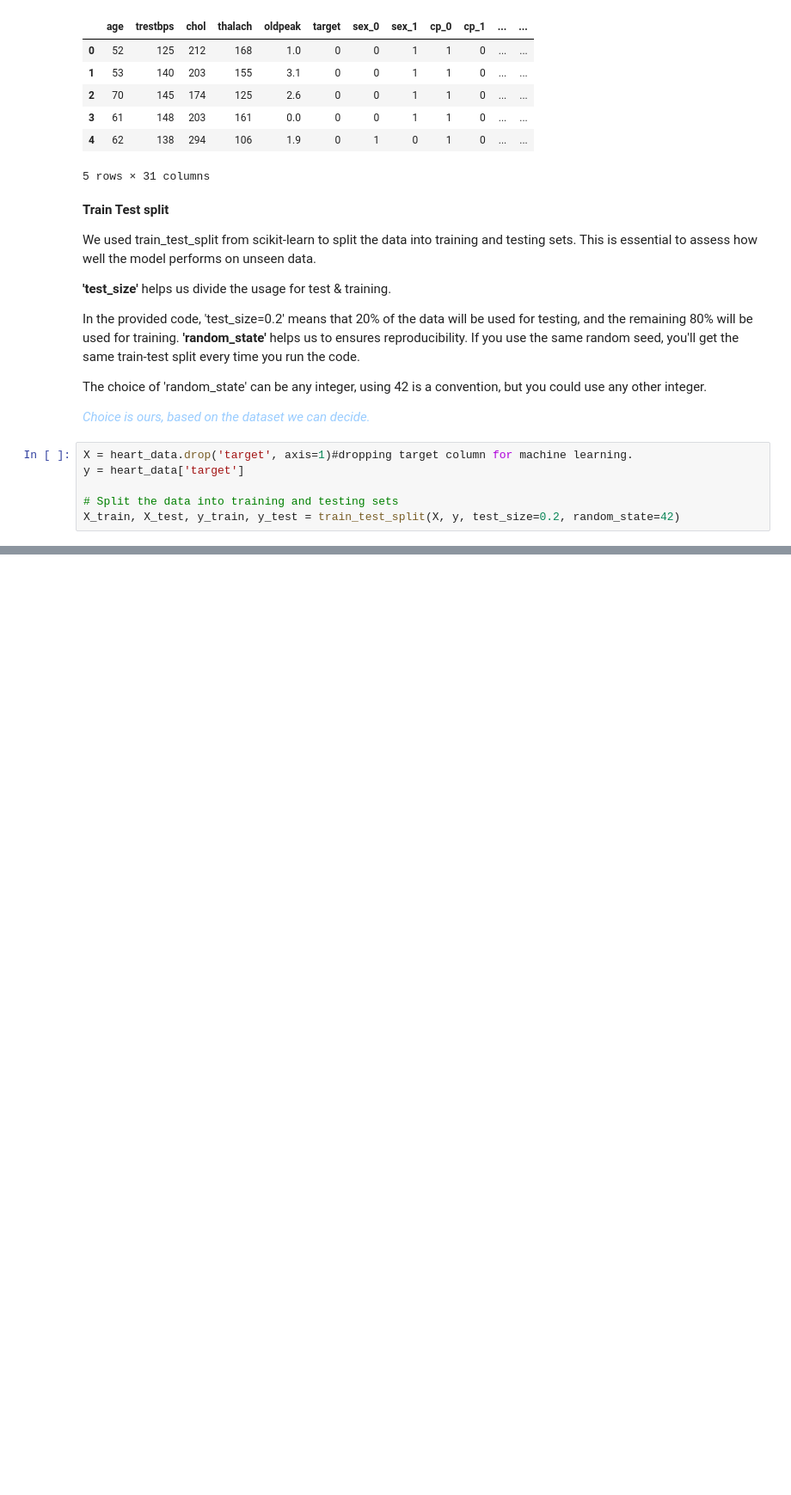
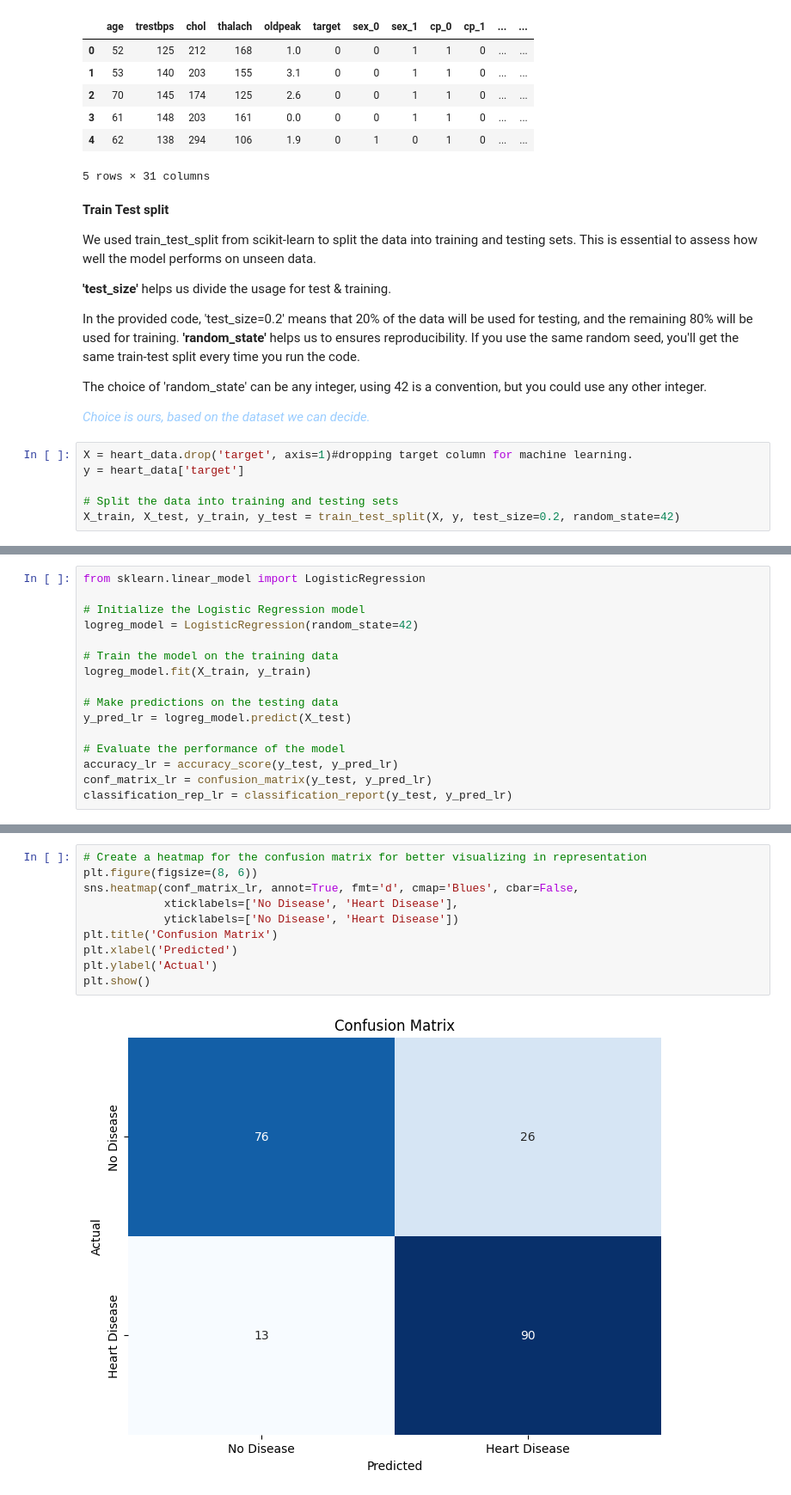
Before and after one commit to Viswajith-m/Heart-disease-prediction-ML, a Jupyter notebook: HD_prediction.ipynb, the cells around one changed output, grey strips where cells are left out. Shown at 86% size. Drawn from its saved outputs; the diff is of its cells as text; blank space fills up the shorter version.

```diff
--- a/HD_prediction.ipynb
+++ b/HD_prediction.ipynb
@@ -175,0 +192,16 @@ X_train, X_test, y_train, y_test = train_test_split(X, y, test_size=0.2, random_
+# %%
+from sklearn.linear_model import LogisticRegression
+
+# Initialize the Logistic Regression model
+logreg_model = LogisticRegression(random_state=42)
+
+# Train the model on the training data
+logreg_model.fit(X_train, y_train)
+
+# Make predictions on the testing data
+y_pred_lr = logreg_model.predict(X_test)
+
+# Evaluate the performance of the model
+accuracy_lr = accuracy_score(y_test, y_pred_lr)
+conf_matrix_lr = confusion_matrix(y_test, y_pred_lr)
+classification_rep_lr = classification_report(y_test, y_pred_lr)
@@ -175,0 +234,12 @@ X_train, X_test, y_train, y_test = train_test_split(X, y, test_size=0.2, random_
+# %%
+# Create a heatmap for the confusion matrix for better visualizing in representation
+plt.figure(figsize=(8, 6))
+sns.heatmap(conf_matrix_lr, annot=True, fmt='d', cmap='Blues', cbar=False,
+            xticklabels=['No Disease', 'Heart Disease'],
+            yticklabels=['No Disease', 'Heart Disease'])
+plt.title('Confusion Matrix')
+plt.xlabel('Predicted')
+plt.ylabel('Actual')
+plt.show()
+# %% [output]
+[figure, added]
```
Also changed, not shown: parts of 28 cells of this notebook.
